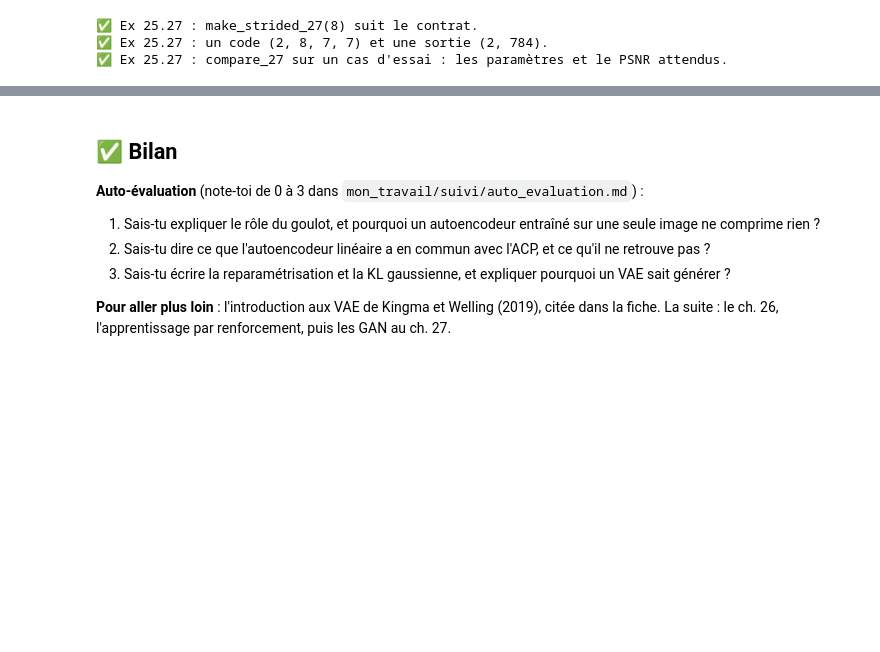
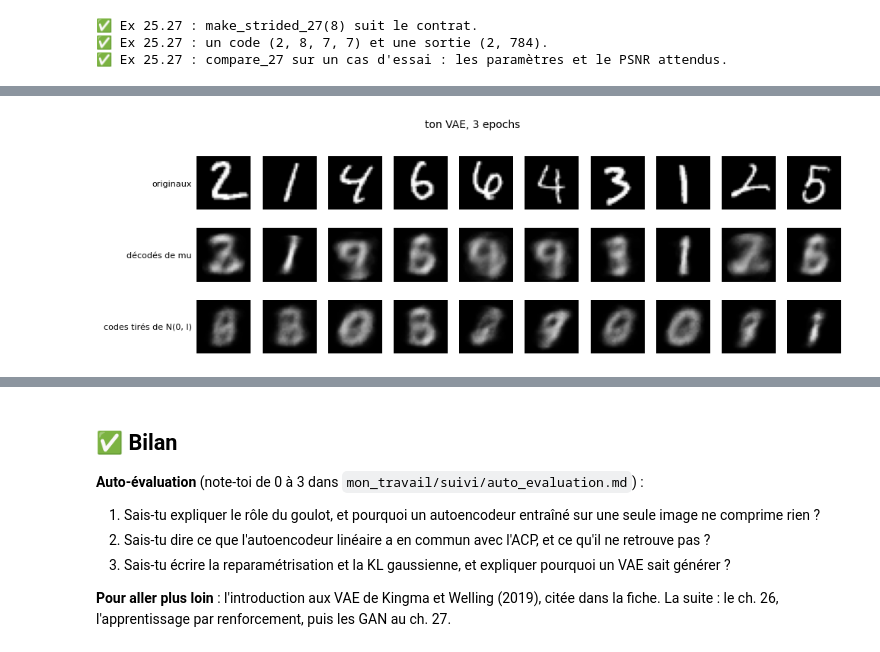
Before and after one commit to cemah2/workbookIA, a Jupyter notebook: chapitres/ch25_autoencodeurs/05_solutions.ipynb, the cells around one changed output, grey strips where cells are left out. Cells and saved outputs as stored; diff of their text form; code cells hidden in the pictures; blank space fills up the shorter version.

```diff
--- a/chapitres/ch25_autoencodeurs/05_solutions.ipynb
+++ b/chapitres/ch25_autoencodeurs/05_solutions.ipynb
@@ -2141,0 +2469,15 @@ convolutions à pas              28,353 paramètres ·  2.92 s par epoch · PSNR
+# %%
+def encode_mu(model, x):
+    """The means mu of the codes of the images x, for a VAE (model.encode): a NumPy array (eval mode, no graph)."""
+    model.eval()
+    return _batched(lambda xb: model.encode(xb)[0], x)
+# %%
+with checked("25.30"):
+    EPOCHS_30 = 3 if FAST_MODE else 20
+    torch.manual_seed(2530)
+    mine_30 = VAE30(20)
+    history_30 = train_vae(mine_30, X_MNIST, EPOCHS_30, seed=2530, loss_fn=vae_loss_30, verbose=True)
+    z_30 = np.random.default_rng(30).standard_normal((10, 20))
+    show_rows([XM_TEST[:10], vae_images(mine_30, encode_mu(mine_30, XM_TEST[:10])), vae_images(mine_30, z_30)],
+              ["originaux", "décodés de mu", "codes tirés de N(0, I)"], f"ton VAE, {EPOCHS_30} epochs")
+# %% [output]
@@ -2141,0 +2487 @@ convolutions à pas              28,353 paramètres ·  2.92 s par epoch · PSNR
+[figure, added]
```
Also changed, not shown: parts of 57 cells of this notebook.
